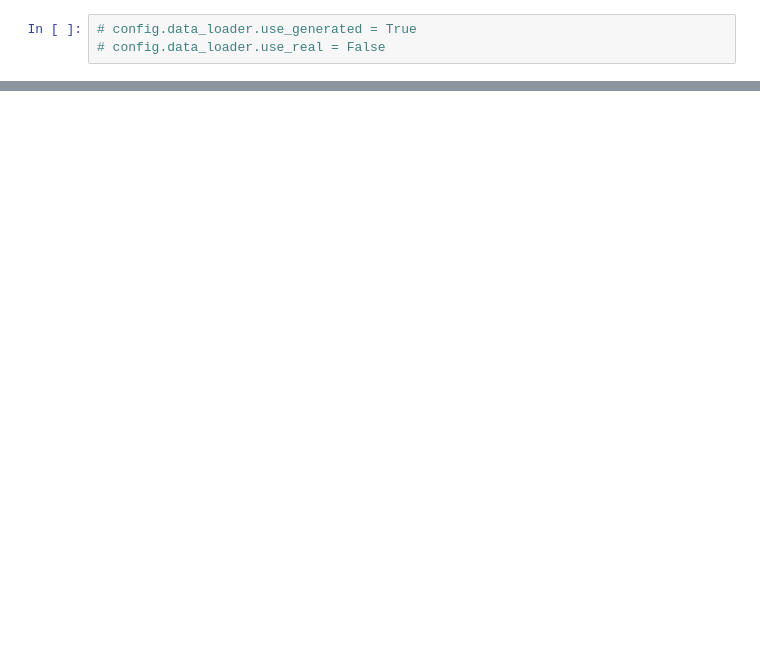
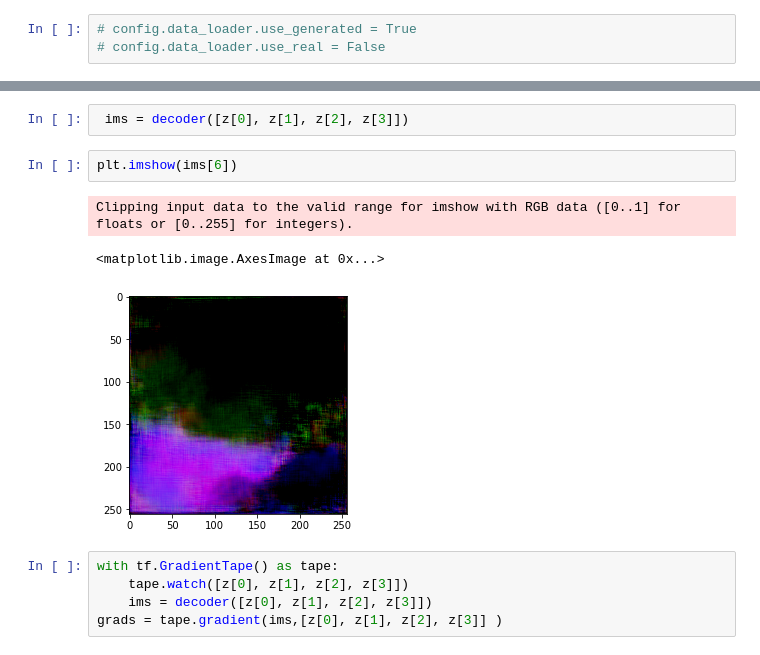
Before and after one commit to ietheredge/VisionEngine, a Jupyter notebook: notebooks/FeatureAttribution.ipynb, the cells around one changed output, grey strips where cells are left out. Drawn from its saved outputs; the diff is of its cells as text; blank space fills up the shorter version.

```diff
--- a/notebooks/FeatureAttribution.ipynb
+++ b/notebooks/FeatureAttribution.ipynb
@@ -48,0 +154,13 @@ def reconstruct_images(x):
+# %%
+ ims = decoder([z[0], z[1], z[2], z[3]])
+# %%
+plt.imshow(ims[6])
+# %% [output]
+Clipping input data to the valid range for imshow with RGB data ([0..1] for floats or [0..255] for integers).
+<matplotlib.image.AxesImage at 0x...>
+[figure, added]
+# %%
+with tf.GradientTape() as tape:
+    tape.watch([z[0], z[1], z[2], z[3]])
+    ims = decoder([z[0], z[1], z[2], z[3]])
+grads = tape.gradient(ims,[z[0], z[1], z[2], z[3]] )
```
Also changed, not shown: parts of 23 cells of this notebook.
